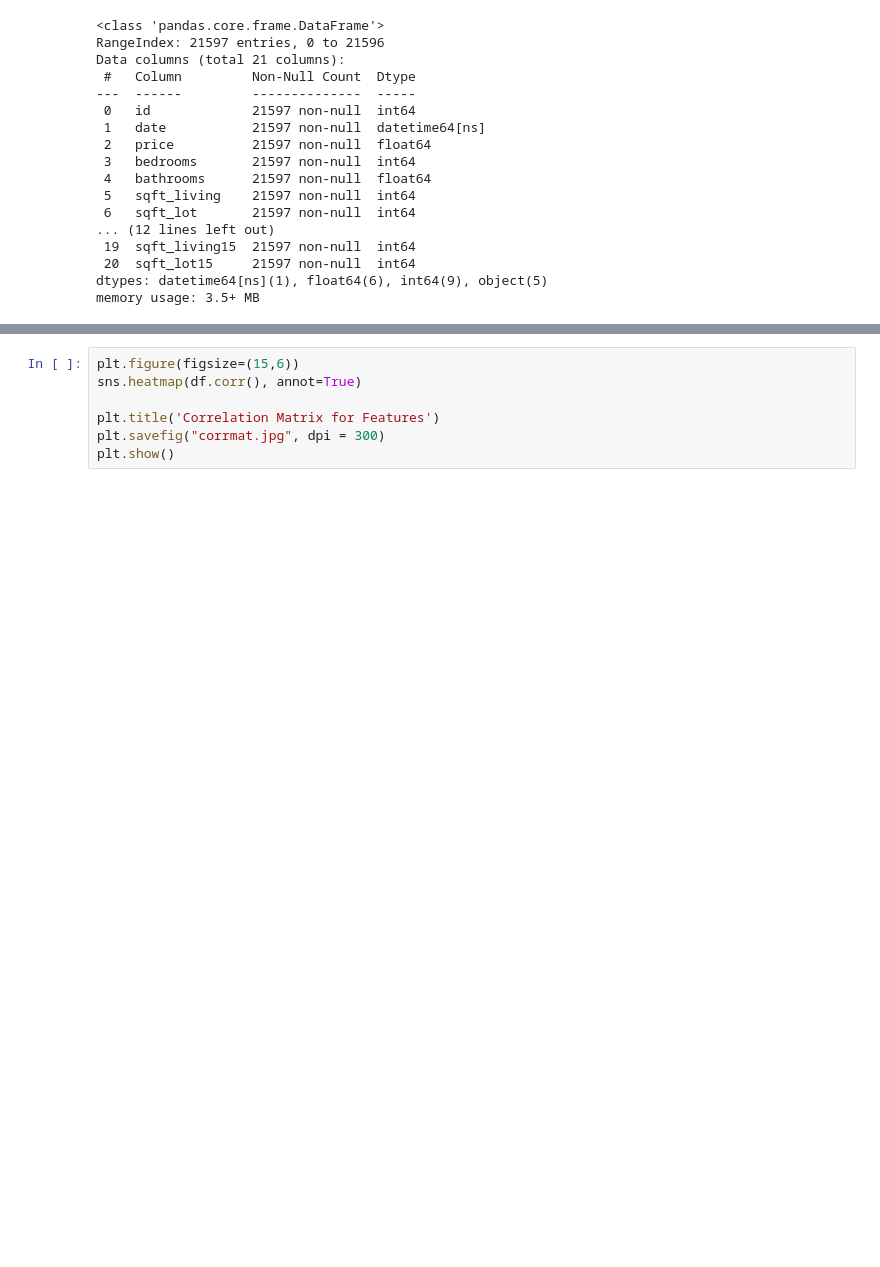
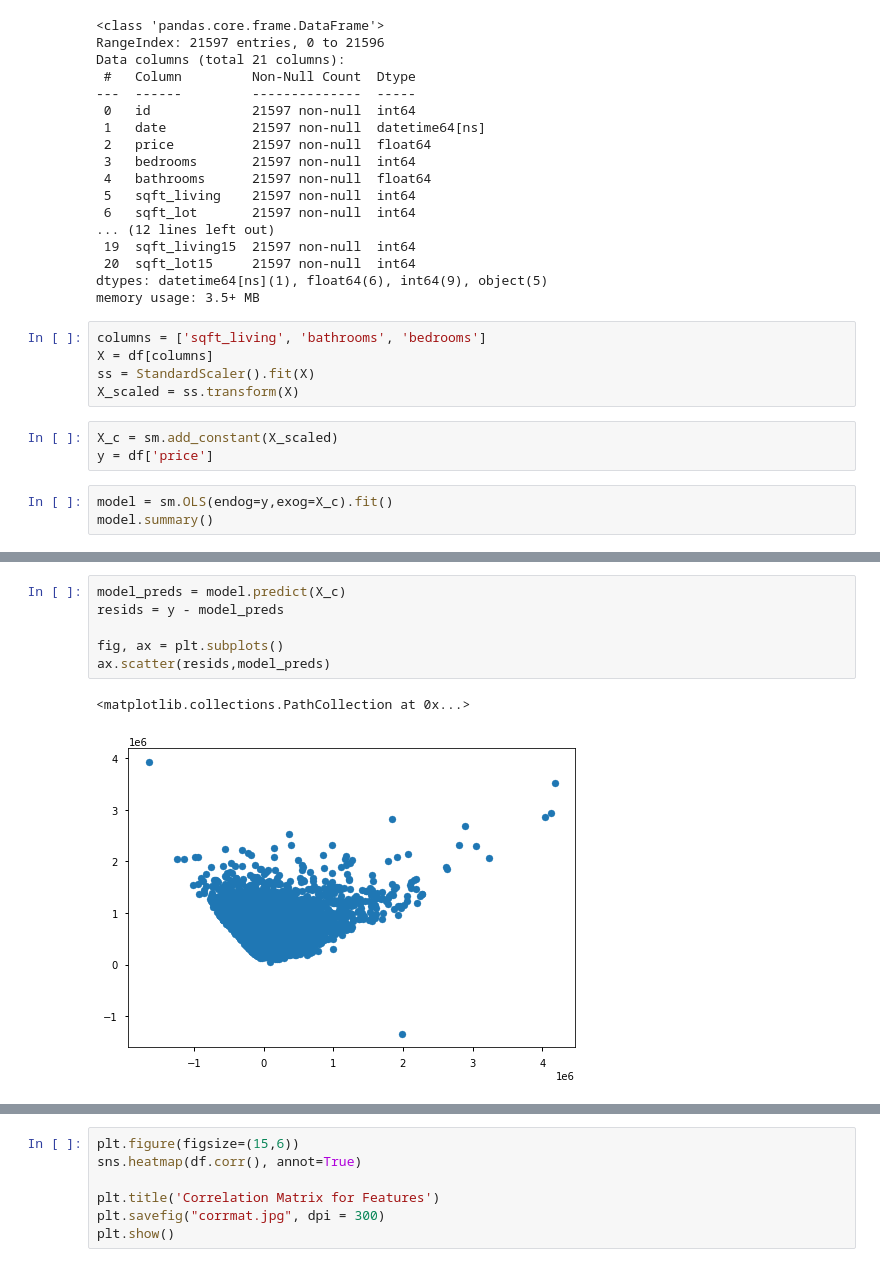
Before and after one commit to brdeleon/dsc-phase-2-project-v2-3, a Jupyter notebook: df_name_change.ipynb, the cells around one changed output, grey strips where cells are left out. Drawn from its saved outputs; the diff is of its cells as text; blank space fills up the shorter version.

Commit message:
scaled update

```diff
--- a/df_name_change.ipynb
+++ b/df_name_change.ipynb
@@ -85,3 +70,14 @@ Data columns (total 21 columns):
  20  sqft_lot15     21597 non-null  int64
 dtypes: datetime64[ns](1), float64(6), int64(9), object(5)
 memory usage: 3.5+ MB
+# %%
+columns = ['sqft_living', 'bathrooms', 'bedrooms']
+X = df[columns]
+ss = StandardScaler().fit(X)
+X_scaled = ss.transform(X)
+# %%
+X_c = sm.add_constant(X_scaled)
+y = df['price']
+# %%
+model = sm.OLS(endog=y,exog=X_c).fit()
+model.summary()
@@ -87,0 +106,9 @@ memory usage: 3.5+ MB
+# %%
+model_preds = model.predict(X_c)
+resids = y - model_preds
+
+fig, ax = plt.subplots()
+ax.scatter(resids,model_preds)
+# %% [output]
+<matplotlib.collections.PathCollection at 0x...>
+[figure, added]
```
Also changed, not shown: parts of 36 cells of this notebook.
